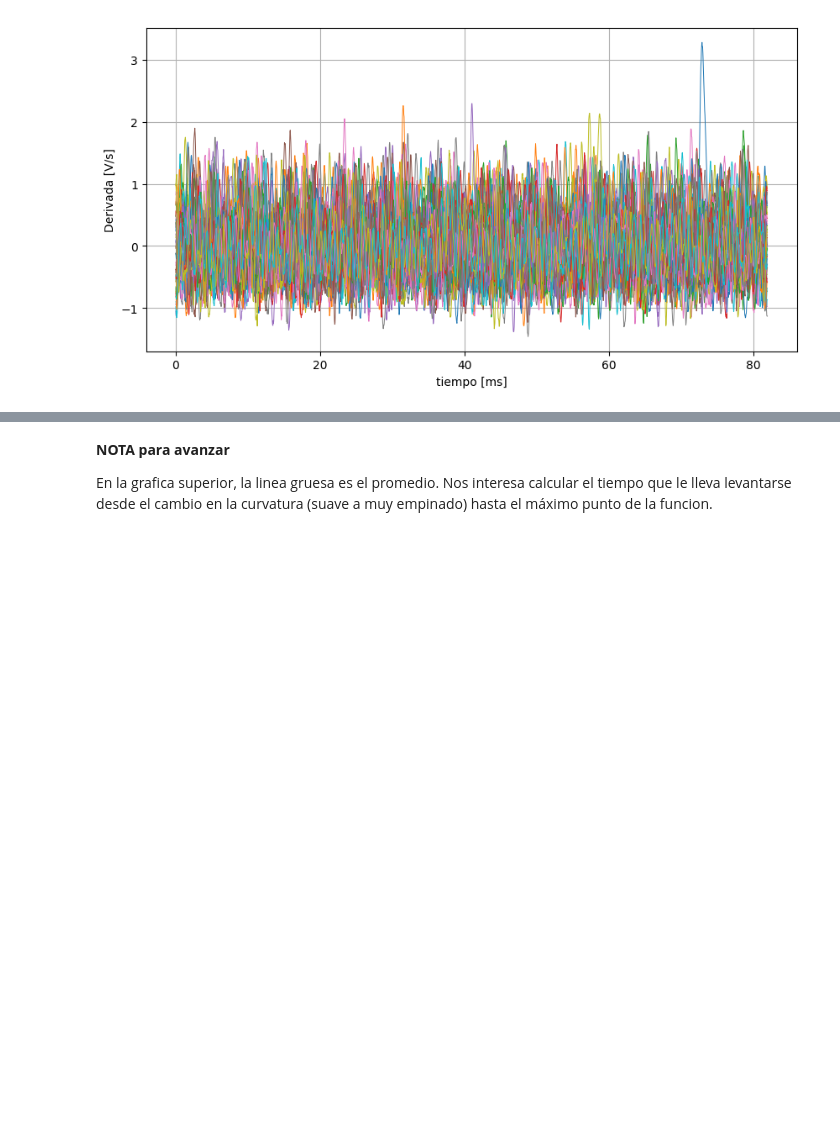
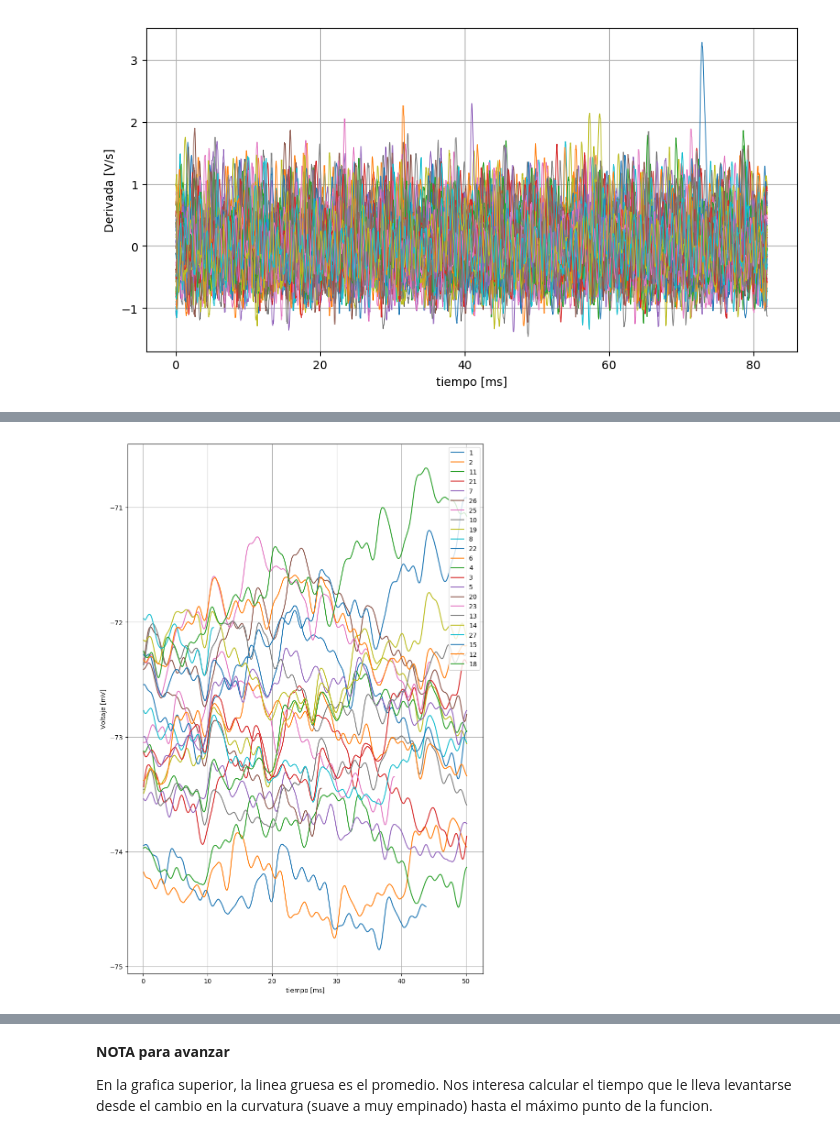
Before and after one commit to JoseJJAB/TrabajoCinvestav, a Jupyter notebook: SpikletDetection.ipynb, the cells around one changed output, grey strips where cells are left out. Cells and saved outputs as stored; diff of their text form; code cells hidden in the pictures; blank space fills up the shorter version.

Commit message:
Explicitar la dependencia de freq en todas las funciones

```diff
--- a/SpikletDetection.ipynb
+++ b/SpikletDetection.ipynb
@@ -70,8 +68,9 @@ todas=keys(sweps);
 suaves=Dict{String, Array}()
 derivadas=Dict{String, Array}()
 for subs in todas # aqui estaba ksuspect que era la prueba de las conocidas
+    #aqui esta mal la escala de frecuencias, NO DEJAR DE ESPECIFICAR LA FREQ DE MUESTREO
     suaves[subs]=suavegauss(sweps[subs])
-    derivadas[subs]=derivadadt(suaves[subs])
+    derivadas[subs]=derivadadt(suaves[subs],freq)
 end
 # %%
 figura=figure(figsize=(10,5))
@@ -109,7 +192,7 @@ grid()
 intSS=Dict{String,Dict}()  #intSS es subintervalo del intervalo
 for subs in keys(derivadas)
     println(subs)
- intSS[subs]=intervalosP(derivadas[subs], preG=preG, postG=postG, uinf=0.06*freq, usup=0.4*freq)
+ intSS[subs]=intervalosPP(derivadas[subs], preG=preG, postG=postG, uinf=0.06*freq, usup=0.4*freq)
 end
 # %% [output]
 section_44
@@ -121,20 +235,26 @@ derivadas
 # %%
-figura=figure(figsize=(10,5))
+figura=figure(figsize=(10,15))
 
 # Primero buscamos la lista de los intervalos ejemplo
-for subs in keys(intSS)
+#for subs in keys(intSS)
     # en cada intervalo ejemplo puede haber varios subintervalos sospechosos
+    subs="section_44"
+    a=0
     for j in keys(intSS[subs])
+        a=a+1
         # tomamos el rango de cada subintervalo sospechoso
         # es mejor dibujar con rangos que con listas de numeros
         rango=intSS[subs][j]
         ll=length(rango)
-        rangot=iart(1,ll)
-        plot(rangot,suaves[subs][rango], label=subs)
+        rangot=iart(1,ll, freq=freq)
+        plot(rangot,suaves[subs][rango].+0.1*a, label=j)
     end
-end
+#end
 
 
 xlabel("tiempo [ms]")
 ylabel("Voltaje [mV]")
 legend()
+grid()
+# %% [output]
+[figure, added]
```
Also changed, not shown: parts of 7 cells of this notebook, 1 other file.
